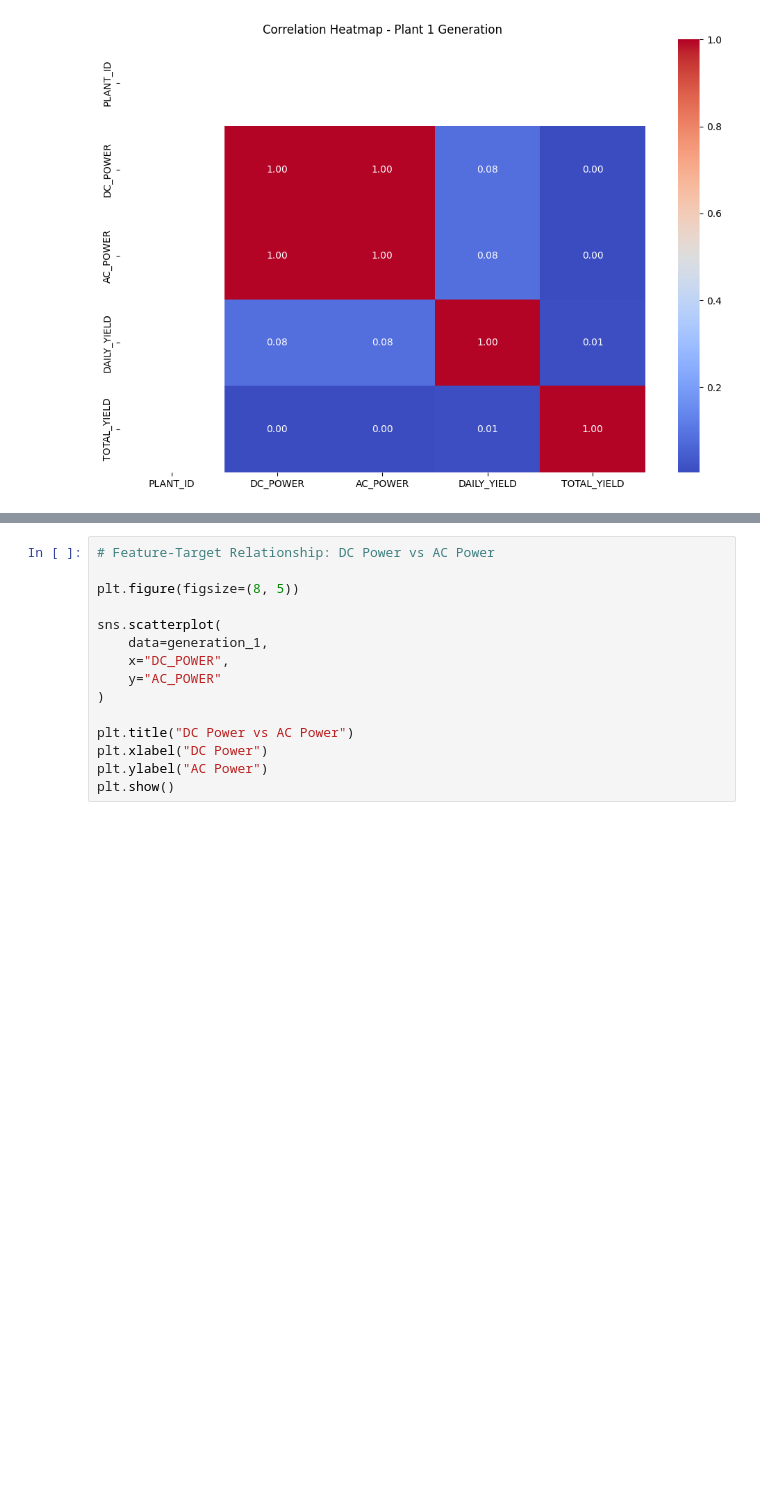
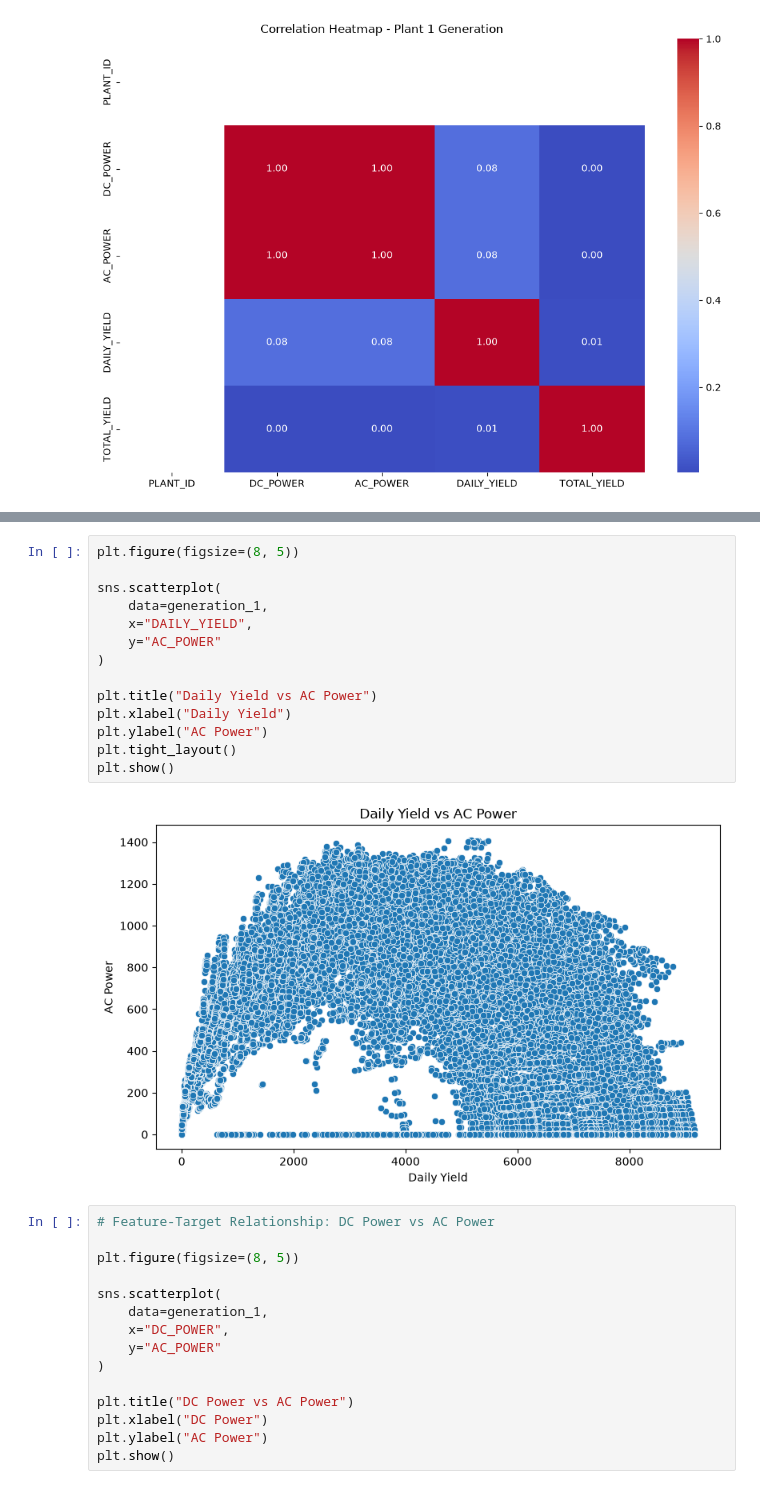
Before and after one commit to Meghana-PV/ml_caseStudy, a Jupyter notebook: notebooks/Regression1.ipynb, the cells around one changed output, grey strips where cells are left out. Saved outputs shown, nothing was run; the diff lists cells and outputs as text; blank space fills up the shorter version.

```diff
--- a/notebooks/Regression1.ipynb
+++ b/notebooks/Regression1.ipynb
@@ -265,3 +265,19 @@ plt.show()
+# %%
+plt.figure(figsize=(8, 5))
+
+sns.scatterplot(
+    data=generation_1,
+    x="DAILY_YIELD",
+    y="AC_POWER"
+)
+
+plt.title("Daily Yield vs AC Power")
+plt.xlabel("Daily Yield")
+plt.ylabel("AC Power")
+plt.tight_layout()
+plt.show()
+# %% [output]
+[figure, added]
 # %%
 # Feature-Target Relationship: DC Power vs AC Power
 
```
Also changed, not shown: parts of 8 cells of this notebook.
